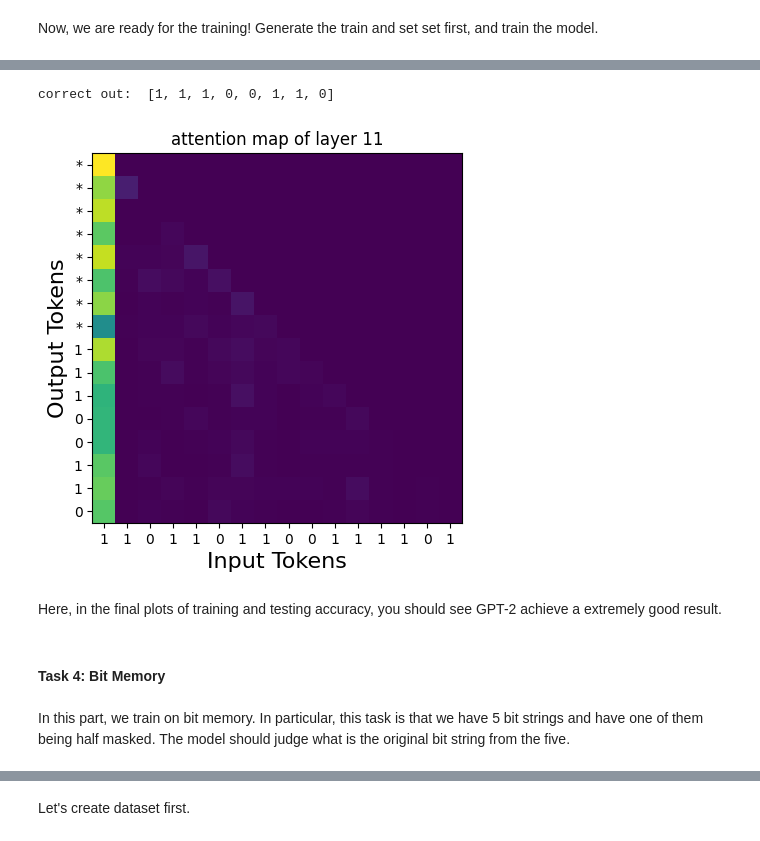
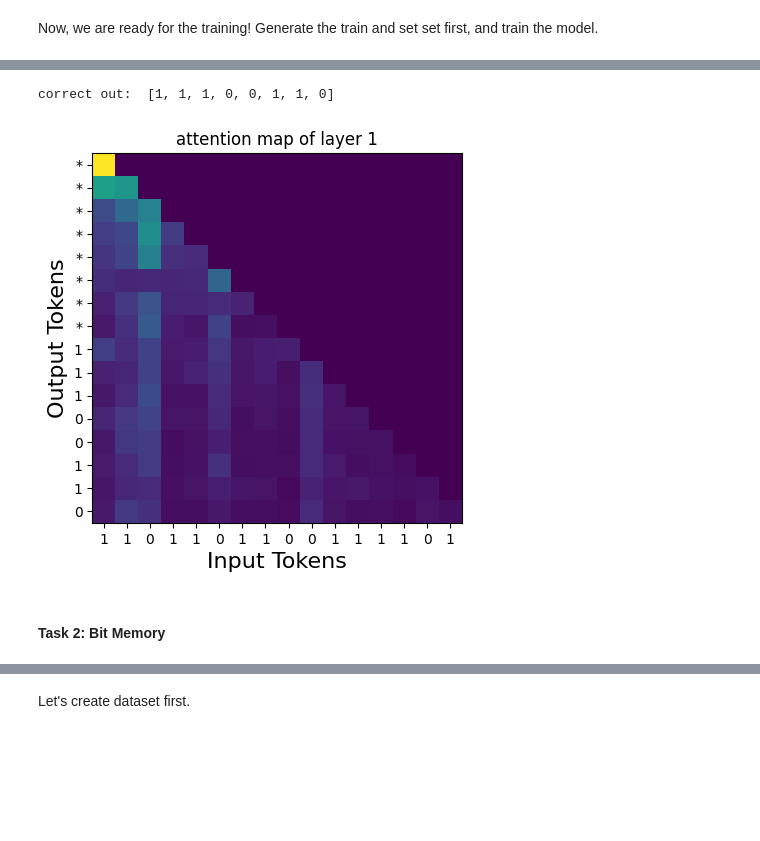
Before and after one commit to ChangyiYang/GPT2asGeneralComputationalMachine, a Jupyter notebook: GeneralComputationalMachine.ipynb, the cells around one changed output, grey strips where cells are left out. Cells and saved outputs as stored; diff of their text form; code cells hidden in the pictures; blank space fills up the shorter version.

```diff
--- a/GeneralComputationalMachine.ipynb
+++ b/GeneralComputationalMachine.ipynb
@@ -300,7 +477,7 @@ class Bit_wise_transformer(nn.Module):
 Now, we are ready for the training! Generate the train and set set first, and train the model.
 # %%
 # generate the training and testing data
-train_loader, test_loader = generate_data_loaders(n=8, batch_size=32,data_size = 20000, train_size=0.8)
+train_loader, test_loader = generate_bit_wise_data_loaders(n=8, batch_size=32,data_size = 20000, train_size=0.8)
 # %%
 # create an instance of the model
 Bit_length = 8
@@ -331,7 +508,7 @@ for epoch in epoch_iterator:
     data_iterator = tqdm(train_loader)
     for i, (inputs, labels) in enumerate(data_iterator):
         optimizer.zero_grad()
-        outputs = model(inputs)
+        outputs, _ = model(inputs)
         loss = criterion(outputs.view(-1, 2), labels.view(-1))
         accuracy = torch.mean((torch.argmax(outputs, dim=-1).flatten() == labels.flatten()).float())
         loss.backward()
@@ -339,10 +516,7 @@ for epoch in epoch_iterator:
 
         data_iterator.set_postfix(loss=loss.item())
 
-        running_loss += loss.item()
         if (i + 1) % 50 == 0:
-              #print(f'Epoch [{epoch + 1}/{num_epochs}], Batch [{i * 50 + 1}/{len(train_loader)}], Loss: {running_loss / 50:.4f}')
-            running_loss = 0.0
             losses.append(loss.item())
             train_acc.append(accuracy.item())
 
@@ -353,7 +527,7 @@ for epoch in epoch_iterator:
       for inputs, labels in test_loader:
           inputs = inputs.to(device=device, dtype=torch.long)
           labels = labels.to(device=device, dtype=torch.long)
-          outputs = model(inputs)
+          outputs, _ = model(inputs)
           accuracy = torch.mean((torch.argmax(outputs, dim=-1).flatten() == labels.flatten()).float())
           val_acc.append(accuracy.item())
     model.train()
@@ -365,14 +539,7 @@ for epoch in epoch_iterator:
 
     epoch_iterator.set_postfix(val_acc=np.mean(val_acc), best_val_acc=best_val_acc)
 
+plot(losses, train_acc, all_val_acc)
 
-plt.plot(losses)
-plt.title('Train Loss')
-plt.figure()
-plt.plot(train_acc)
-plt.title('Train Accuracy')
-plt.figure()
-plt.plot(all_val_acc)
-plt.title('Val Accuracy')
 torch.cuda.empty_cache()
 # %% [output]
@@ -384,14 +558,14 @@ some visualization of the attention matrix
 # %%
+#@title visualize bit xor attention helper
 def visualize_bitxor_attn(model, input_bits, n_layer=0):
-  model.output_attentions = True
   input_bits_t = torch.tensor(input_bits).type(torch.long)
   if len(input_bits_t.shape) < 2:
     input_bits_t = input_bits_t.unsqueeze(0)
 
-  pred = model(input_bits_t.to(device))
+  pred, attentions = model(input_bits_t.to(device))
   pred = torch.argmax(pred, dim=-1).squeeze(0).cpu().numpy()
-  attentions = model.attn_output[n_layer].squeeze(0)  # first layer, first in batch
-  mean_attentions = attentions.mean(dim=0)           # take the mean over heads
+  attentions = attentions[n_layer].squeeze(0)
+  mean_attentions = attentions.mean(dim=0)
   mean_attentions = mean_attentions.detach().cpu().numpy()
 
   n_bit = int(input_bits_t.shape[-1]/2)
@@ -405,17 +579,13 @@ def visualize_bitxor_attn(model, input_bits, n_layer=0):
 # %%
 input_bits = [
     1, 1, 0, 1, 1, 0, 1, 1,
     0, 0, 1, 1, 1, 1, 0, 1
 ]
 ground_truth = [i ^ j for i, j in zip(input_bits[:8], input_bits[8:])]
 print('correct out: ', ground_truth)
-visualize_bitxor_attn(model, input_bits, n_layer=11)
+visualize_bitxor_attn(model, input_bits, n_layer=1)
 # %% [output]
 correct out:  [1, 1, 1, 0, 0, 1, 1, 0]
-[figure, old version]
+[figure, new version]
-# %% [markdown]
-Here, in the final plots of training and testing accuracy, you should see GPT-2 achieve a extremely good result.
 # %% [markdown]
-#### Task 4: Bit Memory
+#### Task 2: Bit Memory
-# %% [markdown]
-In this part, we train on bit memory. In particular, this task is that we have 5 bit strings and have one of them being half masked. The model should judge what is the original bit string from the five.
```
Also changed, not shown: parts of 102 cells of this notebook.
